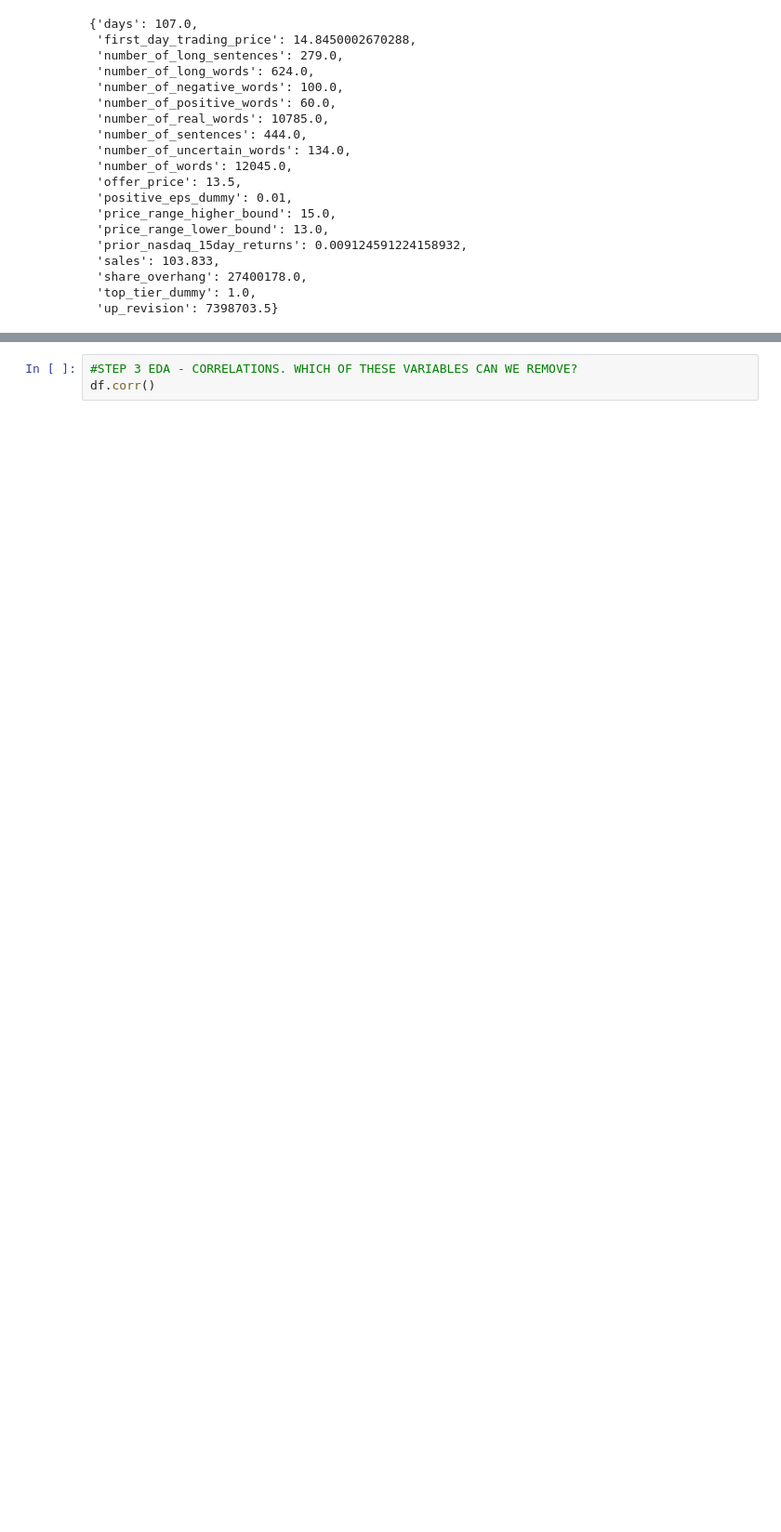
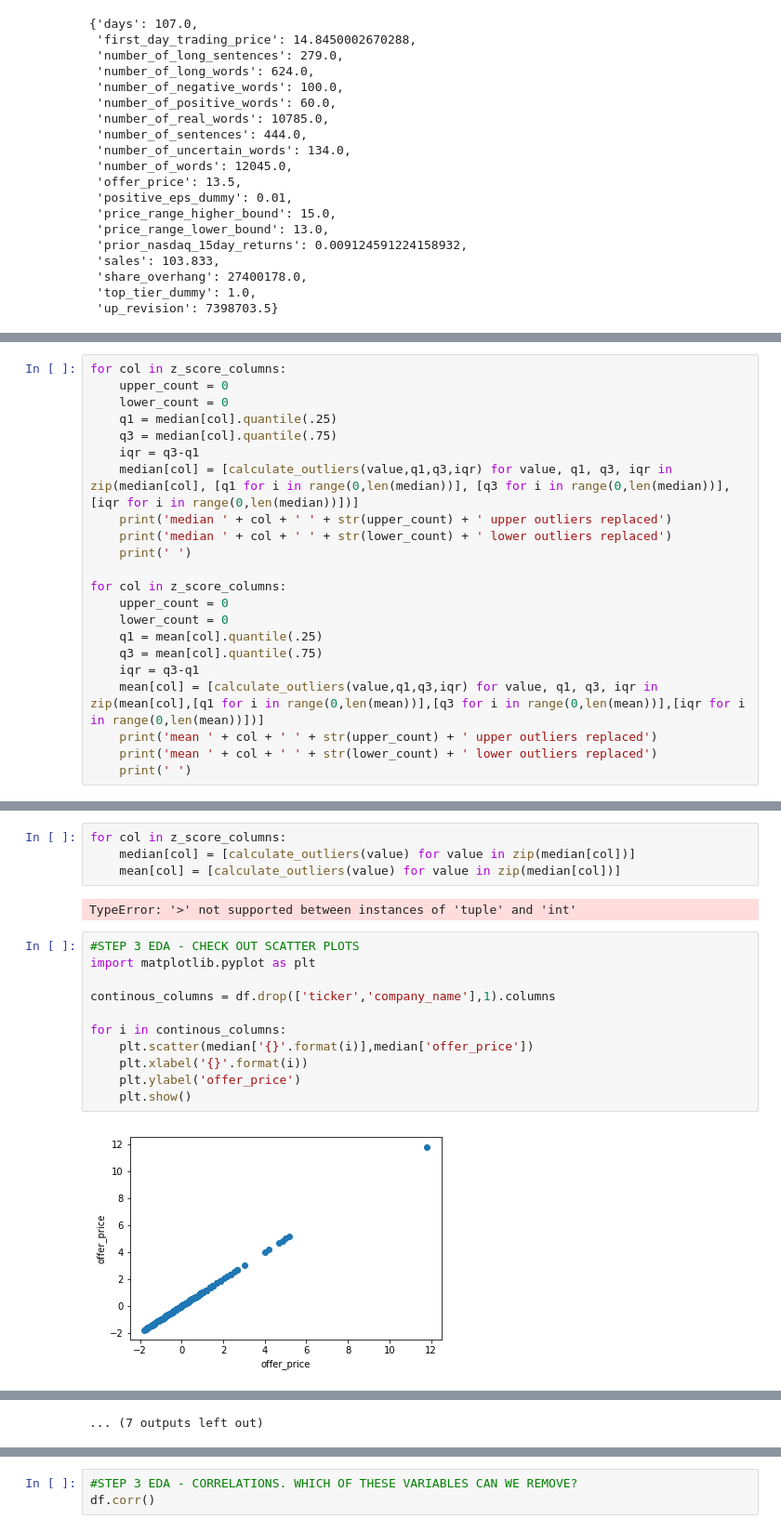
Before and after one commit to BA545-SP2019/2019-competition1-mike-ben-angus, a Jupyter notebook: Competition_1_milestone_report.ipynb, the cells around one changed output, grey strips where cells are left out. Shown at 93% size. Drawn from its saved outputs; the diff is of its cells as text; blank space fills up the shorter version.

Commit message:
added outlier handling

```diff
--- a/Competition_1_milestone_report.ipynb
+++ b/Competition_1_milestone_report.ipynb
@@ -211,0 +201,22 @@ for i in continous_columns:
+# %%
+for col in z_score_columns:
+    upper_count = 0
+    lower_count = 0
+    q1 = median[col].quantile(.25)
+    q3 = median[col].quantile(.75)
+    iqr = q3-q1
+    median[col] = [calculate_outliers(value,q1,q3,iqr) for value, q1, q3, iqr in zip(median[col], [q1 for i in range(0,len(median))], [q3 for i in range(0,len(median))], [iqr for i in range(0,len(median))])]
+    print('median ' + col + ' ' + str(upper_count) + ' upper outliers replaced')
+    print('median ' + col + ' ' + str(lower_count) + ' lower outliers replaced')
+    print(' ')
+
+for col in z_score_columns:
+    upper_count = 0
+    lower_count = 0
+    q1 = mean[col].quantile(.25)
+    q3 = mean[col].quantile(.75)
+    iqr = q3-q1
+    mean[col] = [calculate_outliers(value,q1,q3,iqr) for value, q1, q3, iqr in zip(mean[col],[q1 for i in range(0,len(mean))],[q3 for i in range(0,len(mean))],[iqr for i in range(0,len(mean))])]
+    print('mean ' + col + ' ' + str(upper_count) + ' upper outliers replaced')
+    print('mean ' + col + ' ' + str(lower_count) + ' lower outliers replaced')
+    print(' ')
@@ -211,0 +277,19 @@ for i in continous_columns:
+# %%
+for col in z_score_columns:
+    median[col] = [calculate_outliers(value) for value in zip(median[col])]
+    mean[col] = [calculate_outliers(value) for value in zip(median[col])]
+# %% [output]
+TypeError: '>' not supported between instances of 'tuple' and 'int'
+# %%
+#STEP 3 EDA - CHECK OUT SCATTER PLOTS
+import matplotlib.pyplot as plt
+
+continous_columns = df.drop(['ticker','company_name'],1).columns
+
+for i in continous_columns:
+    plt.scatter(median['{}'.format(i)],median['offer_price'])
+    plt.xlabel('{}'.format(i))
+    plt.ylabel('offer_price')
+    plt.show()
+# %% [output]
+[figure, added]
@@ -211,0 +307 @@ for i in continous_columns:
+... (7 outputs left out)
```
Also changed, not shown: parts of 11 cells of this notebook.
